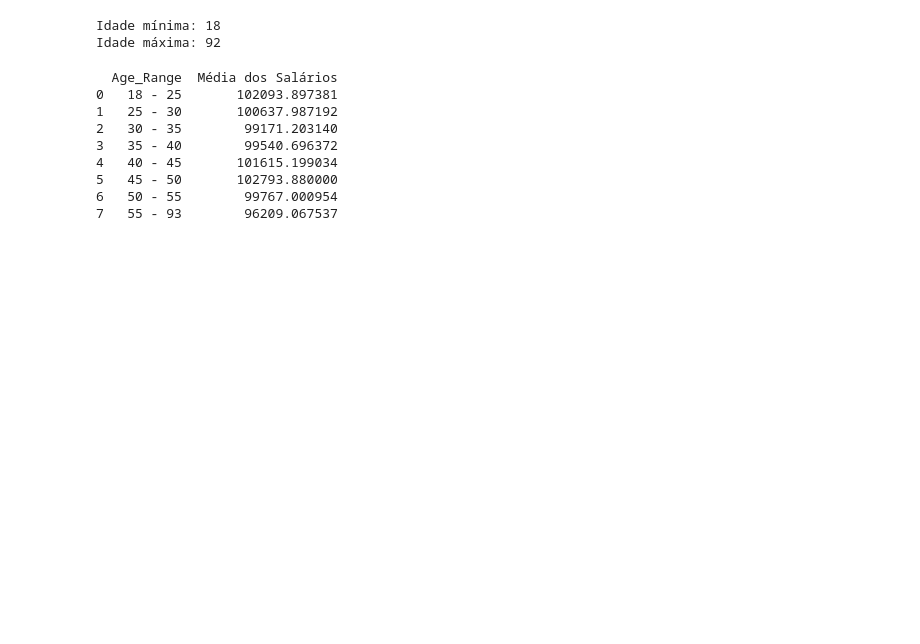
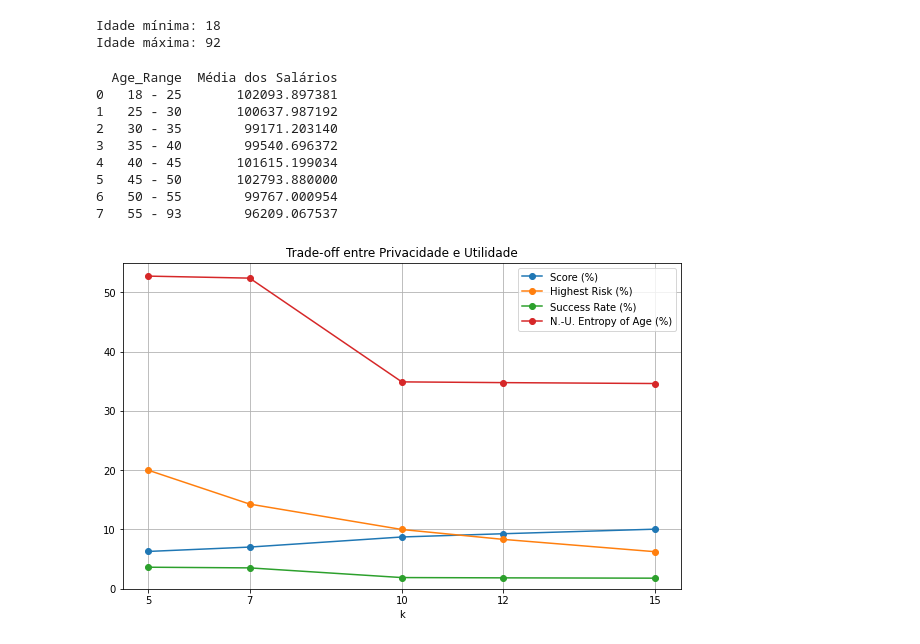
Before and after one commit to matildesimoes/privacidade, a Jupyter notebook: privacidade.ipynb, the cells around one changed output. Cells and saved outputs as stored; diff of their text form; code cells hidden in the pictures; blank space fills up the shorter version.

```diff
--- a/privacidade.ipynb
+++ b/privacidade.ipynb
@@ -176,3 +177,24 @@ data.drop(columns=["Age_Range"], inplace=True)
 5   45 - 50       102793.880000
 6   50 - 55        99767.000954
 7   55 - 93        96209.067537
+# %%
+df = pd.read_csv("k_results.csv", delimiter=';')
+
+x = df.iloc[:, 0]
+
+plt.figure(figsize=(10, 6))
+
+for coluna in df.columns[1:]:
+    plt.plot(x, df[coluna], marker='o', linestyle='-', label=coluna)  # 'o' para bolinhas
+
+plt.xticks([5, 7, 10, 12, 15])
+
+plt.ylim(0, 55)
+plt.xlabel(df.columns[0])
+plt.title("Trade-off entre Privacidade e Utilidade")
+plt.legend()
+plt.grid(True)
+
+plt.show()
+# %% [output]
+[figure, added]
```
Also changed, not shown: parts of 1 cell of this notebook, 1 other file.
